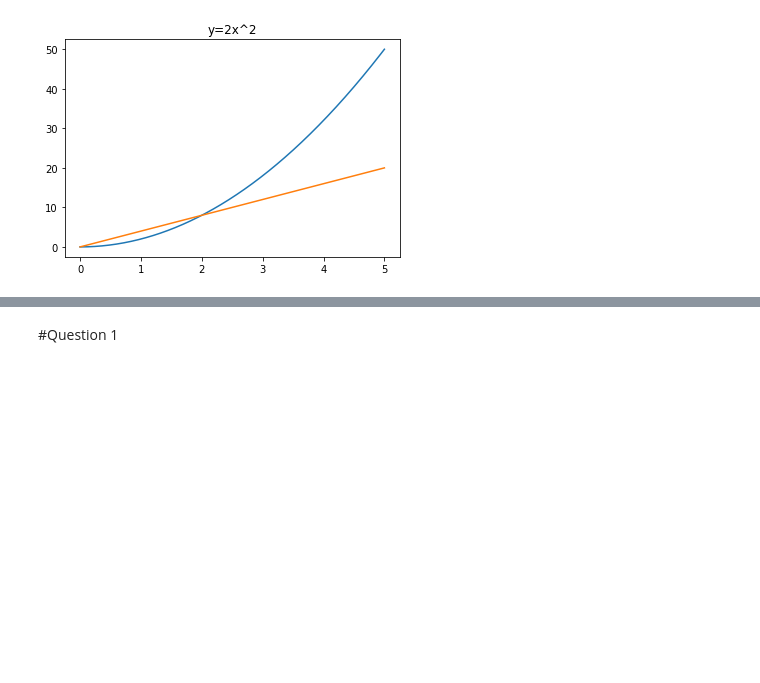
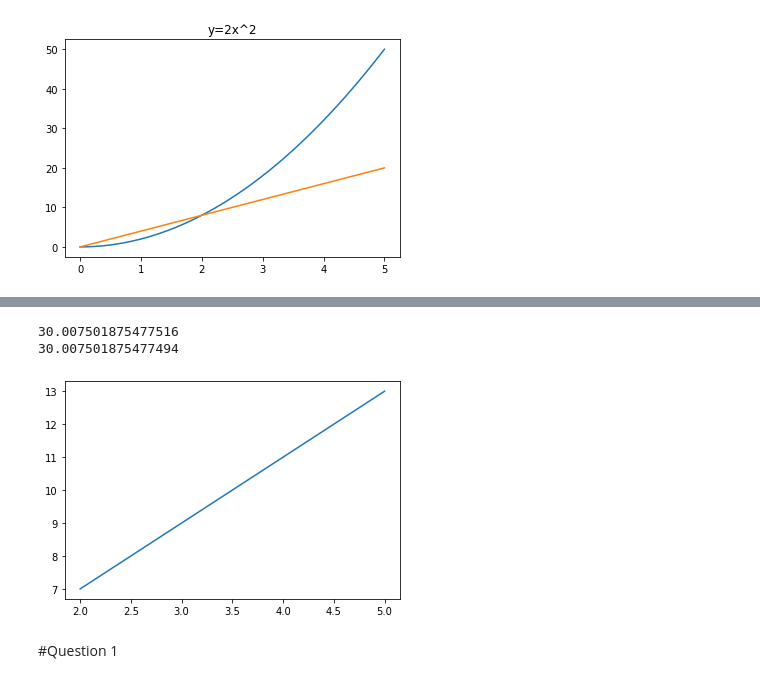
Before and after one commit to sbhusal123/scientific-programming, a Jupyter notebook: Numpy_Series.ipynb, the cells around one changed output, grey strips where cells are left out. Cells and saved outputs as stored; diff of their text form; code cells hidden in the pictures; blank space fills up the shorter version.

```diff
--- a/Numpy_Series.ipynb
+++ b/Numpy_Series.ipynb
@@ -262,15 +262,3 @@ print(dydx[x==5]) # 20
 #Integration
 - Integration = **cummulative_sum(y) * width**
 ![Integration by Summation](https://classconnection.s3.amazonaws.com/33333/flashcards/644875/jpg/definition-definite-integral-a.jpg)
-# %%
-x = np.linspace(0, 10, 1000)
-y = 2*x
-y_integral = np.cumsum(y) *(x[1] - x[0])
-
-plt.plot(x, y)
-plt.plot(x, y_integral)
-plt.title("y=2x")
-
-# Definite integral: from 2 to 10
-x_lim = y_integral[x<=10][-1] - y_integral[x>2][0]
-x_lim
@@ -280,3 +274,20 @@ x_lim
+# %%
+def f(x):
+  return 2*x +3
+
+x = np.linspace(2, 5, 4000)
+y = f(x)
+
+plt.plot(x, y)
+
+s = np.sum(y) * (x[1]-x[0])
+print(s)
+s = np.cumsum(y)[-1] * (x[1] - x[0])
+print(s)
+# %% [output]
+30.007501875477516
+30.007501875477494
+[figure, added]
 # %% [markdown]
 #Question 1
 # %% [markdown]
```
Also changed, not shown: parts of 5 cells of this notebook.
